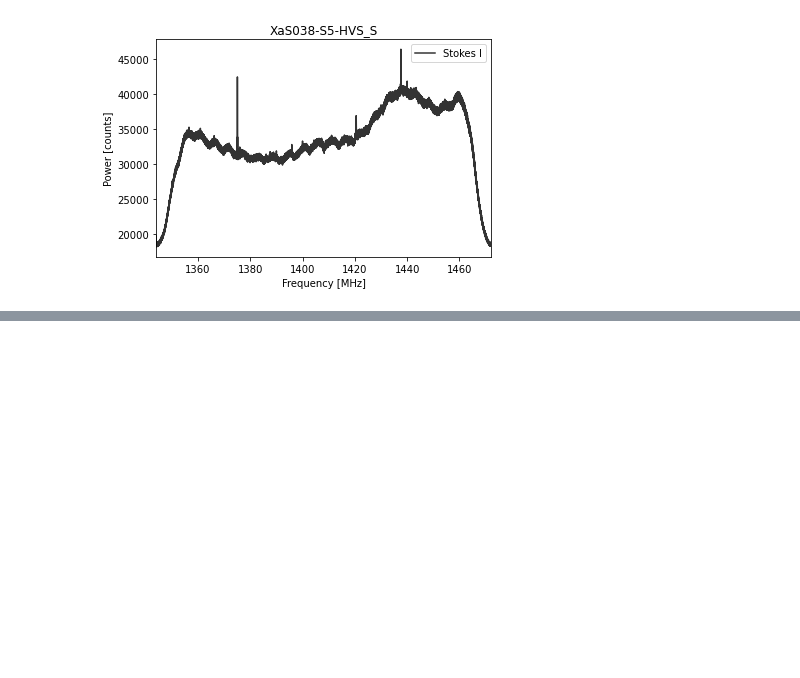
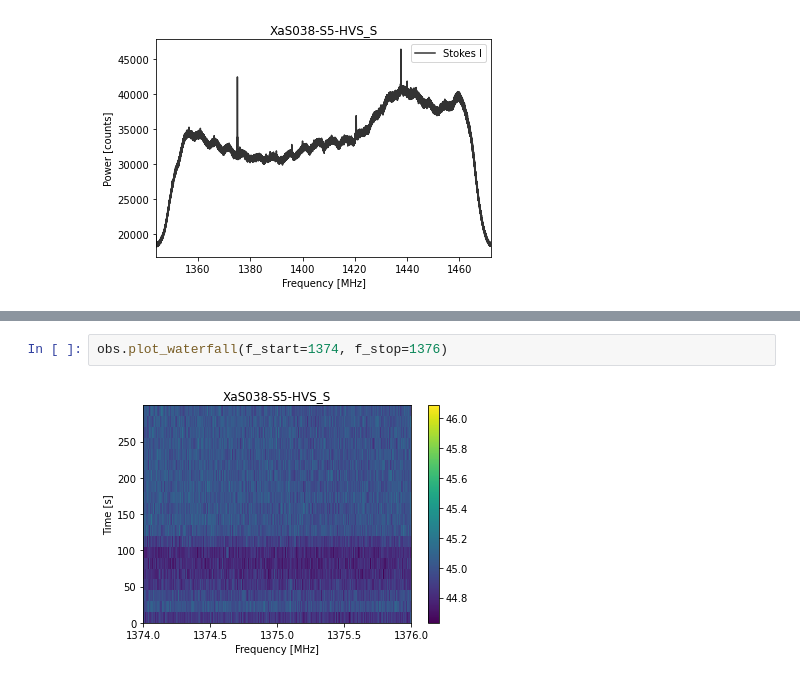
Before and after one commit to lacker/astro, a Jupyter notebook: analyze.ipynb, the cells around one changed output, grey strips where cells are left out. Saved outputs shown, nothing was run; the diff lists cells and outputs as text; blank space fills up the shorter version.

```diff
--- a/analyze.ipynb
+++ b/analyze.ipynb
@@ -15,0 +17,4 @@ MemoryError: Unable to allocate 4.77 GiB for an array with shape (20, 64000000)
+# %%
+obs.plot_waterfall(f_start=1374, f_stop=1376)
+# %% [output]
+[figure, added]
```
Also changed, not shown: parts of 1 cell of this notebook.
